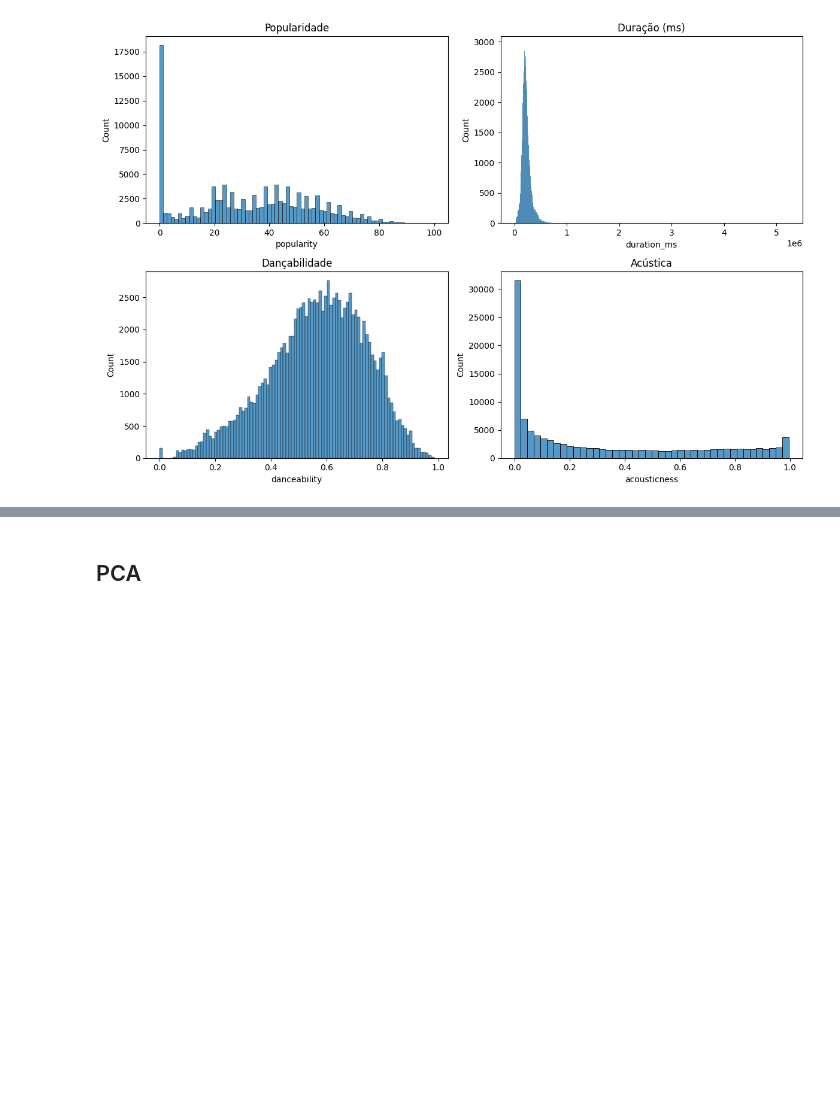
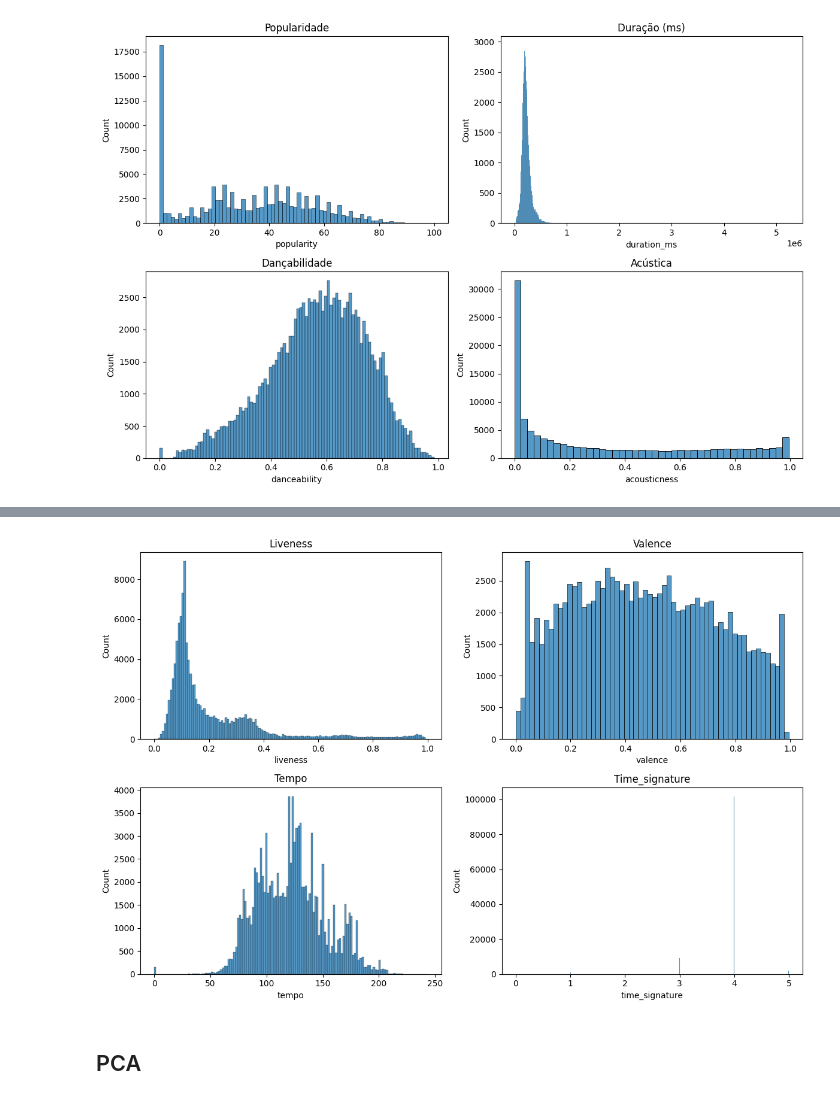
Before and after one commit to giu-garrido/projeto-integrador-5-semestre, a Jupyter notebook: analise_do_dataset.ipynb, the cells around one changed output, grey strips where cells are left out. Drawn from its saved outputs; the diff is of its cells as text; code cells hidden in the pictures; blank space fills up the shorter version.

```diff
--- a/analise_do_dataset.ipynb
+++ b/analise_do_dataset.ipynb
@@ -176,3 +186,13 @@ plt.show()
+# %%
+fig, axes = plt.subplots(2, 2, figsize=(12, 8))
+sns.histplot(df['liveness'], ax=axes[0, 0]).set_title('Liveness')
+sns.histplot(df['valence'], ax=axes[0, 1]).set_title('Valence')
+sns.histplot(df['tempo'], ax=axes[1, 0]).set_title('Tempo')
+sns.histplot(df['time_signature'], ax=axes[1, 1]).set_title('Time_signature')
+plt.tight_layout()
+plt.show()
+# %% [output]
+[figure, added]
 # %% [markdown]
 ## PCA
 # %%
```
Also changed, not shown: parts of 1 cell of this notebook.
